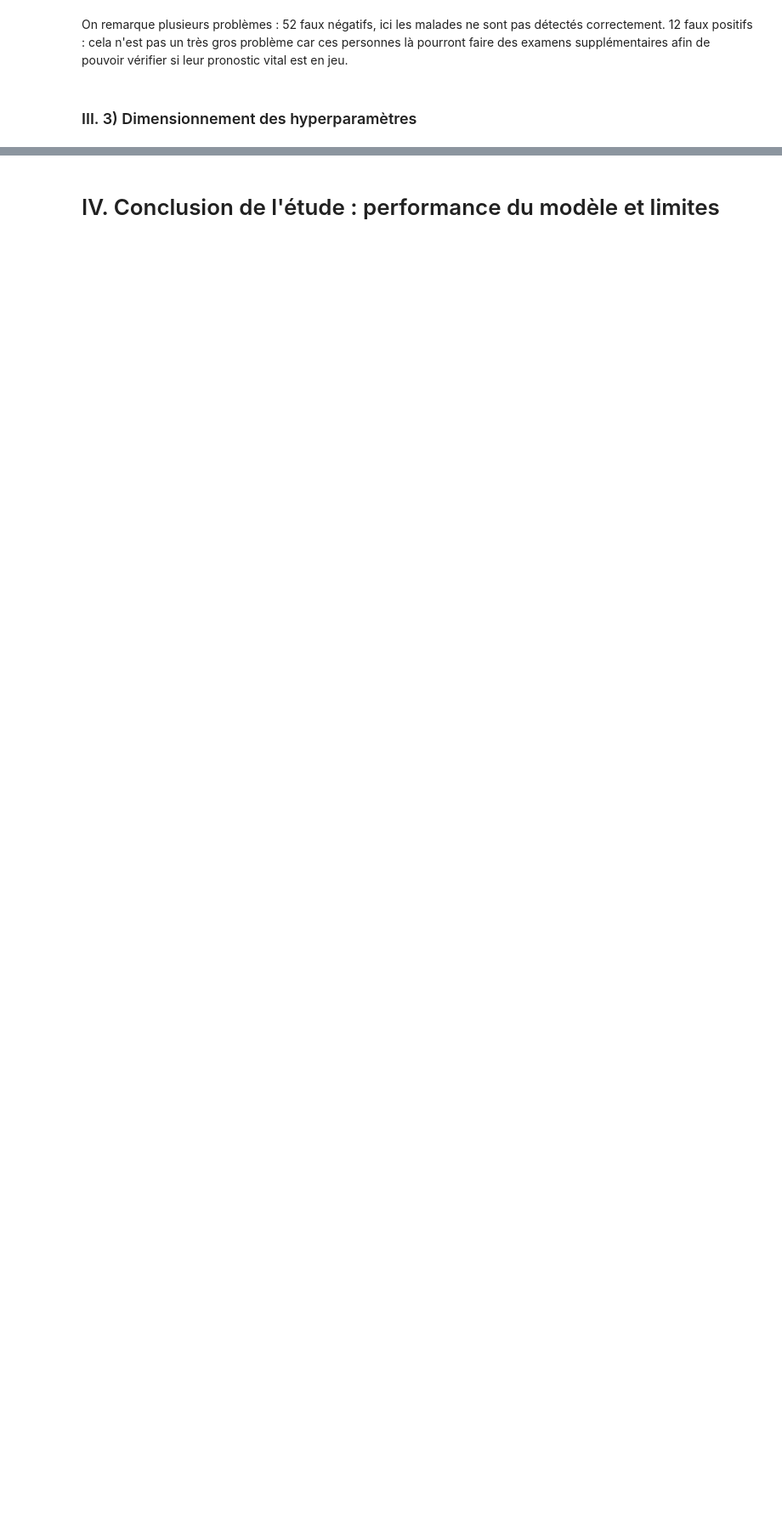
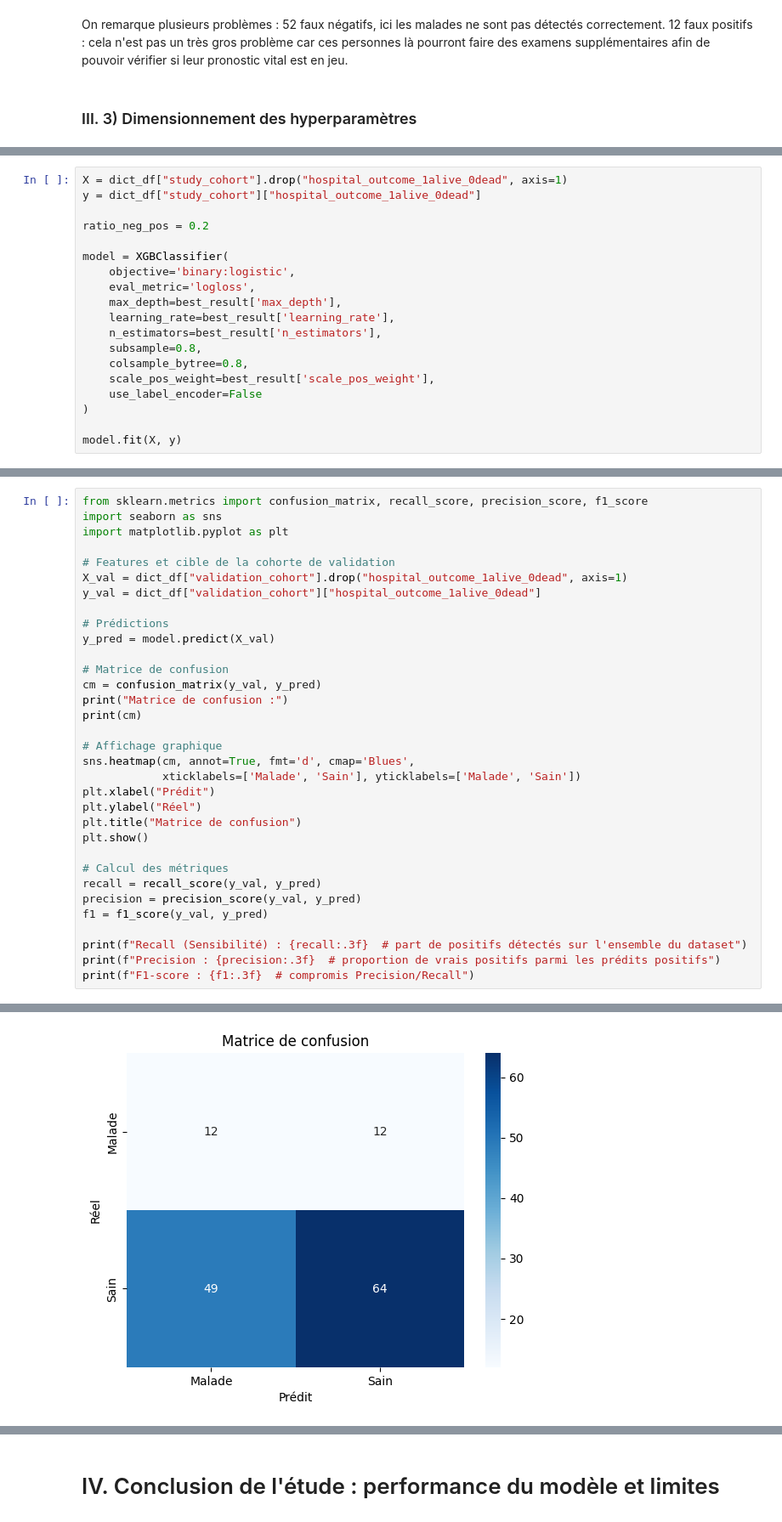
Before and after one commit to pupintimeo-max/Project-ML, a Jupyter notebook: Notebook.ipynb, the cells around one changed output, grey strips where cells are left out. Shown at 85% size. Cells and saved outputs as stored; diff of their text form; blank space fills up the shorter version.

```diff
--- a/Notebook.ipynb
+++ b/Notebook.ipynb
@@ -606,0 +620,19 @@ plt.show()
+# %%
+X = dict_df["study_cohort"].drop("hospital_outcome_1alive_0dead", axis=1)
+y = dict_df["study_cohort"]["hospital_outcome_1alive_0dead"]
+
+ratio_neg_pos = 0.2
+
+model = XGBClassifier(
+    objective='binary:logistic',
+    eval_metric='logloss',
+    max_depth=best_result['max_depth'],
+    learning_rate=best_result['learning_rate'],
+    n_estimators=best_result['n_estimators'],
+    subsample=0.8,
+    colsample_bytree=0.8,
+    scale_pos_weight=best_result['scale_pos_weight'],
+    use_label_encoder=False
+)
+
+model.fit(X, y)
@@ -606,0 +654,34 @@ plt.show()
+# %%
+from sklearn.metrics import confusion_matrix, recall_score, precision_score, f1_score
+import seaborn as sns
+import matplotlib.pyplot as plt
+
+# Features et cible de la cohorte de validation
+X_val = dict_df["validation_cohort"].drop("hospital_outcome_1alive_0dead", axis=1)
+y_val = dict_df["validation_cohort"]["hospital_outcome_1alive_0dead"]
+
+# Prédictions
+y_pred = model.predict(X_val)
+
+# Matrice de confusion
+cm = confusion_matrix(y_val, y_pred)
+print("Matrice de confusion :")
+print(cm)
+
+# Affichage graphique
+sns.heatmap(cm, annot=True, fmt='d', cmap='Blues',
+            xticklabels=['Malade', 'Sain'], yticklabels=['Malade', 'Sain'])
+plt.xlabel("Prédit")
+plt.ylabel("Réel")
+plt.title("Matrice de confusion")
+plt.show()
+
+# Calcul des métriques
+recall = recall_score(y_val, y_pred)
+precision = precision_score(y_val, y_pred)
+f1 = f1_score(y_val, y_pred)
+
+print(f"Recall (Sensibilité) : {recall:.3f}  # part de positifs détectés sur l'ensemble du dataset")
+print(f"Precision : {precision:.3f}  # proportion de vrais positifs parmi les prédits positifs")
+print(f"F1-score : {f1:.3f}  # compromis Precision/Recall")
+# %% [output]
@@ -606,0 +691 @@ plt.show()
+[figure, added]
```
Also changed, not shown: parts of 11 cells of this notebook.
